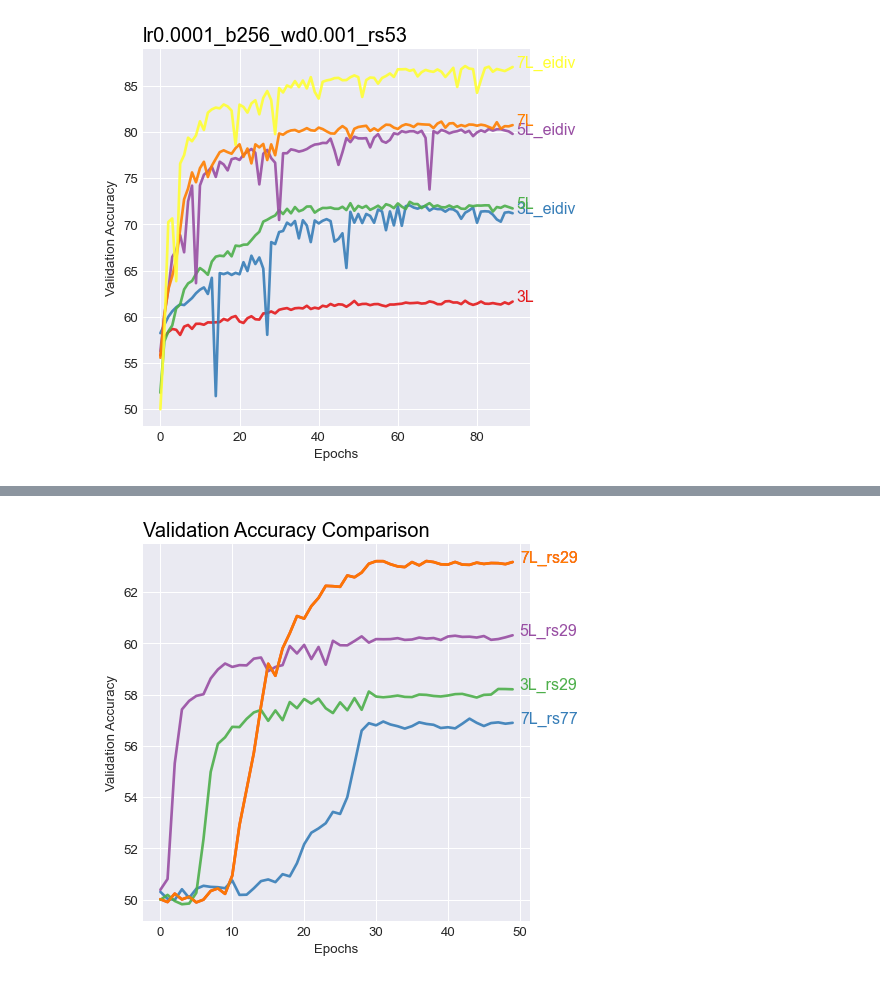
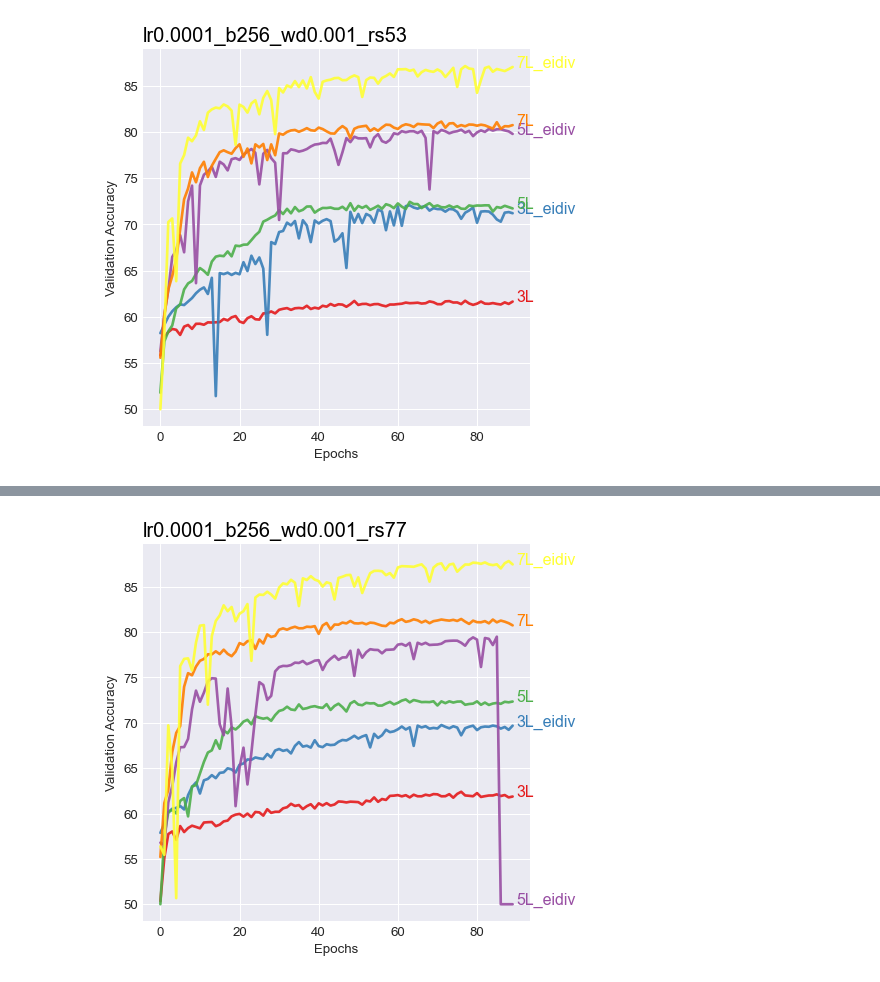
Before and after one commit to hiyuantang/marked_long, a Jupyter notebook: results/vis.ipynb, the cells around one changed output, grey strips where cells are left out. Saved outputs shown, nothing was run; the diff lists cells and outputs as text; code cells hidden in the pictures.

Commit message:
upload a bale of new results

```diff
--- a/results/vis.ipynb
+++ b/results/vis.ipynb
@@ -75 +28,17 @@ L7eidiv = get_val_results('./val_L7eidiv_epochs90_nolradj/7Leidiv.txt')
+# %%
+#validation results from -b 256 --epochs 90 --wd 0.001 --lr 0.0001 --rs53 datasplit 8:2
+L3_rs53 = get_val_results('./rs53_new/3L.txt')
+L3eidiv_rs53 = get_val_results('./rs53_new/3Leidiv.txt')
+L5_rs53 = get_val_results('./rs53_new/5L.txt')
+L5eidiv_rs53 = get_val_results('./rs53_new/5Leidiv.txt')
+L7_rs53 = get_val_results('./rs53_new/7L.txt')
+L7eidiv_rs53 = get_val_results('./rs53_new/7Leidiv.txt')
+
+#validation results from -b 256 --epochs 90 --wd 0.001 --lr 0.0001 --rs53 datasplit 8:2
+L3_rs77 = get_val_results('./rs77_new/3L.txt')
+L3eidiv_rs77 = get_val_results('./rs77_new/3Leidiv.txt')
+L5_rs77 = get_val_results('./rs77_new/5L.txt')
+L5eidiv_rs77 = get_val_results('./rs77_new/5Leidiv.txt')
+L7_rs77 = get_val_results('./rs77_new/7L.txt')
+L7eidiv_rs77 = get_val_results('./rs77_new/7Leidiv.txt')
 # %%
@@ -117,7 +50,6 @@ vis(lines, name_list)
-# %%
-name_list = np.array(['7L_rs29', '7L_rs77', '3L_rs29', '5L_rs29', '7L_rs29'])
-lines = np.array([np.asarray(L7_rs29), np.asarray(L7_rs77), np.asarray(L3_rs29), np.asarray(L5_rs29), np.asarray(L7_rs29)])
-
-vis(lines, name_list)
-# %% [output]
-[figure, removed]
+# %%
+acc_list = np.array([L3_rs77, L3eidiv_rs77, L5_rs77, L5eidiv_rs77, L7_rs77, L7eidiv_rs77], dtype=object)
+name_list = np.array(['3L', '3L_eidiv', '5L', '5L_eidiv', '7L', '7L_eidiv'])
+vis(acc_list, name_list, 'lr0.0001_b256_wd0.001_rs77')
+# %% [output]
+[figure, added]
```
Also changed, not shown: parts of 7 cells of this notebook, 15 other files.
